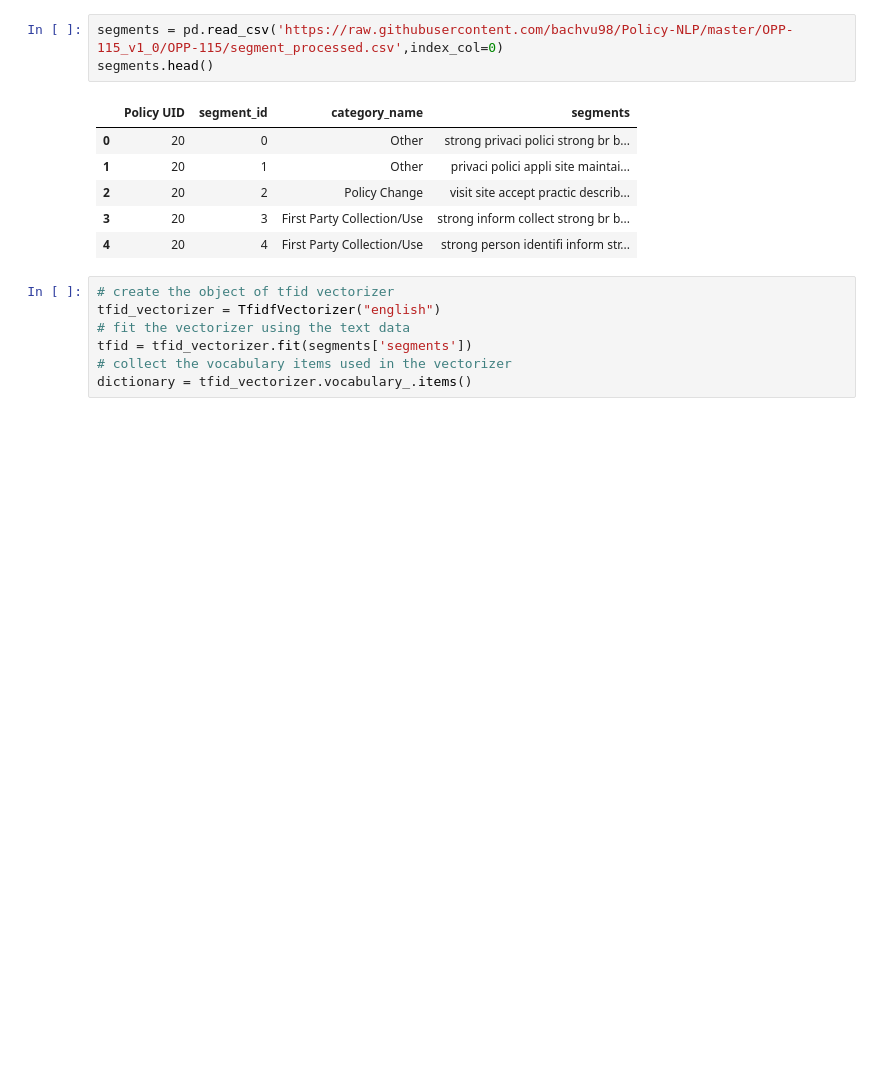
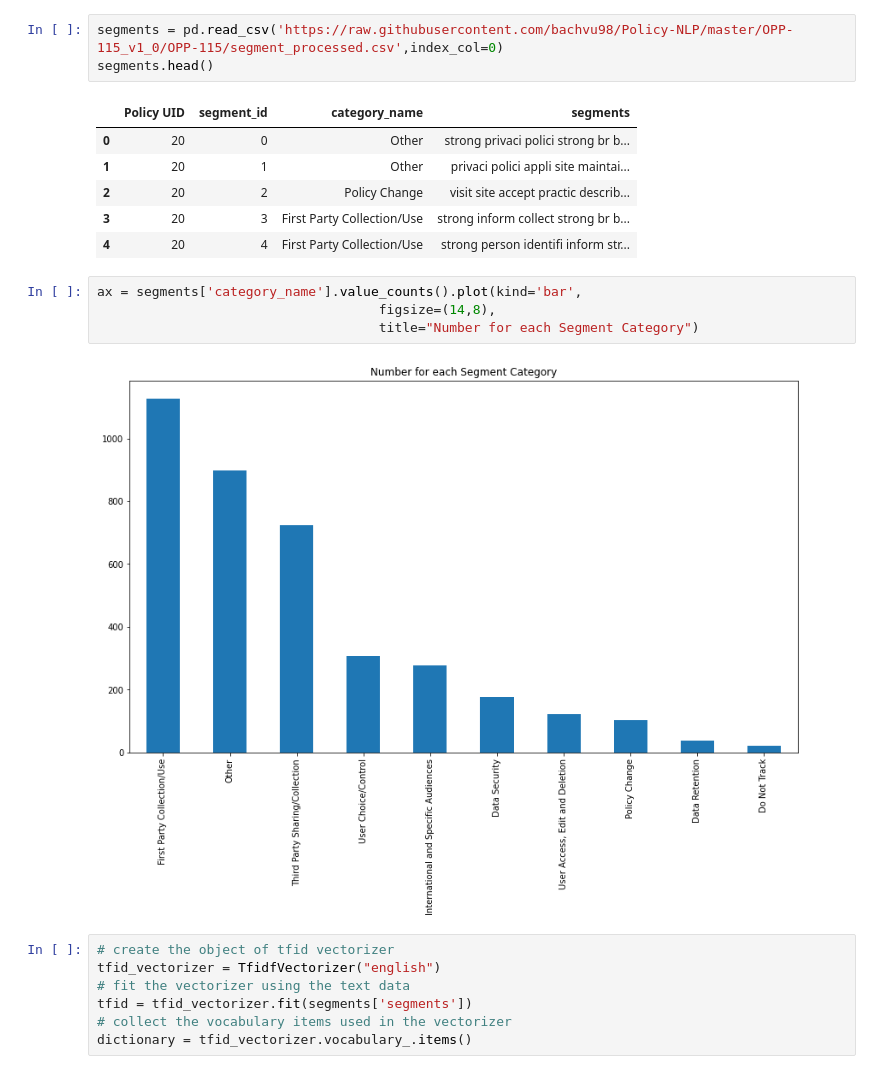
Before and after one commit to bachhvu/Policy-NLP, a Jupyter notebook: Model_Development.ipynb, the cells around one changed output. Saved outputs shown, nothing was run; the diff lists cells and outputs as text; blank space fills up the shorter version.

```diff
--- a/Model_Development.ipynb
+++ b/Model_Development.ipynb
@@ -35,6 +44,12 @@ segments.head()
 | 2 | 20 | 2 | Policy Change | visit site accept practic describ... |
 | 3 | 20 | 3 | First Party Collection/Use | strong inform collect strong br b... |
 | 4 | 20 | 4 | First Party Collection/Use | strong person identifi inform str... |
+# %%
+ax = segments['category_name'].value_counts().plot(kind='bar',
+                                    figsize=(14,8),
+                                    title="Number for each Segment Category")
+# %% [output]
+[figure, added]
 # %%
 # create the object of tfid vectorizer
 tfid_vectorizer = TfidfVectorizer("english")
```
Also changed, not shown: parts of 19 cells of this notebook.
